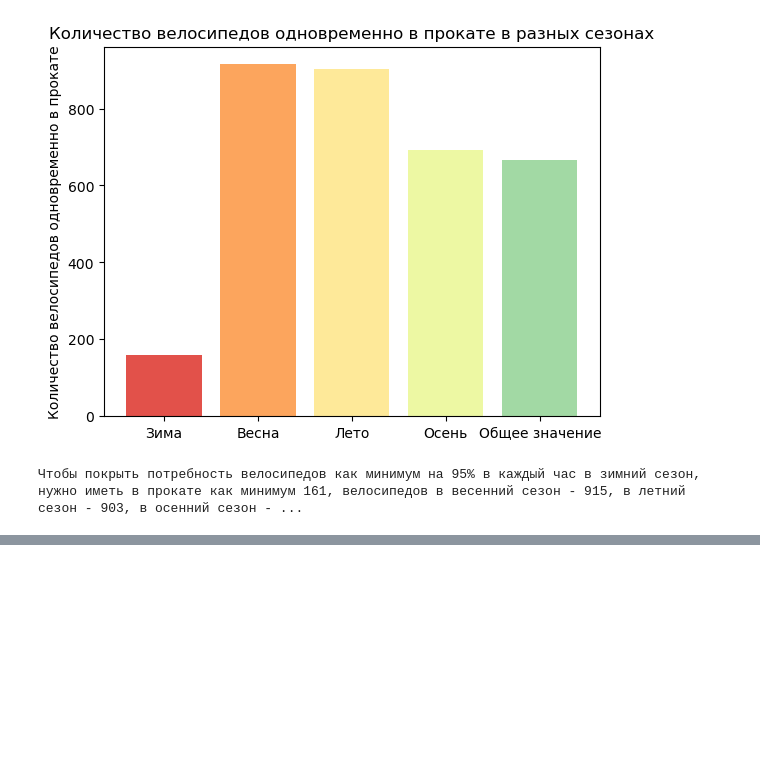
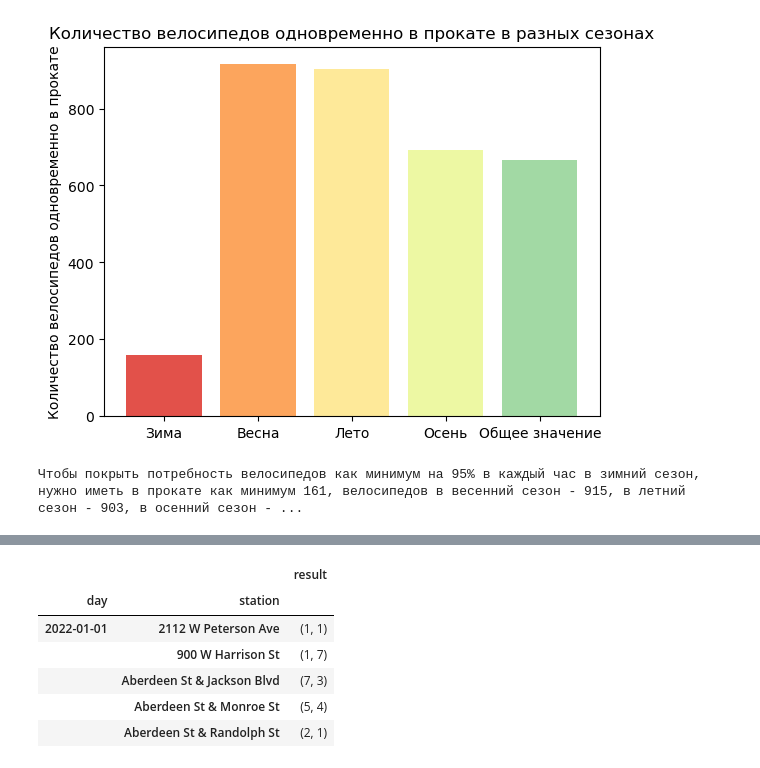
Before and after one commit to kapibarr/big-data-project, a Jupyter notebook: load_model.ipynb, the cells around one changed output, grey strips where cells are left out. Saved outputs shown, nothing was run; the diff lists cells and outputs as text; code cells hidden in the pictures; blank space fills up the shorter version.

```diff
--- a/load_model.ipynb
+++ b/load_model.ipynb
@@ -273,0 +312,19 @@ print(
+# %%
+grouped_df["sum"] = grouped_df["result"].cumsum()
+# %%
+# Переименование столбцов, для того чтобы убрать дублирующиеся названия
+grouped_df.rename(columns={"station": "station_", "day": "day_"}, inplace=True)
+# %%
+table = pd.pivot_table(
+    grouped_df, values="result", index=["day", "station"], aggfunc=lambda x: (sum(x==1), sum(x==-1))
+)
+# %%
+table.head()
+# %% [output]
+|  |  | result |
+| day | station |  |
+| 2022-01-01 | 2112 W Peterson Ave | (1, 1) |
+|  | 900 W Harrison St | (1, 7) |
+|  | Aberdeen St & Jackson Blvd | (7, 3) |
+|  | Aberdeen St & Monroe St | (5, 4) |
+|  | Aberdeen St & Randolph St | (2, 1) |
```
Also changed, not shown: parts of 17 cells of this notebook.
